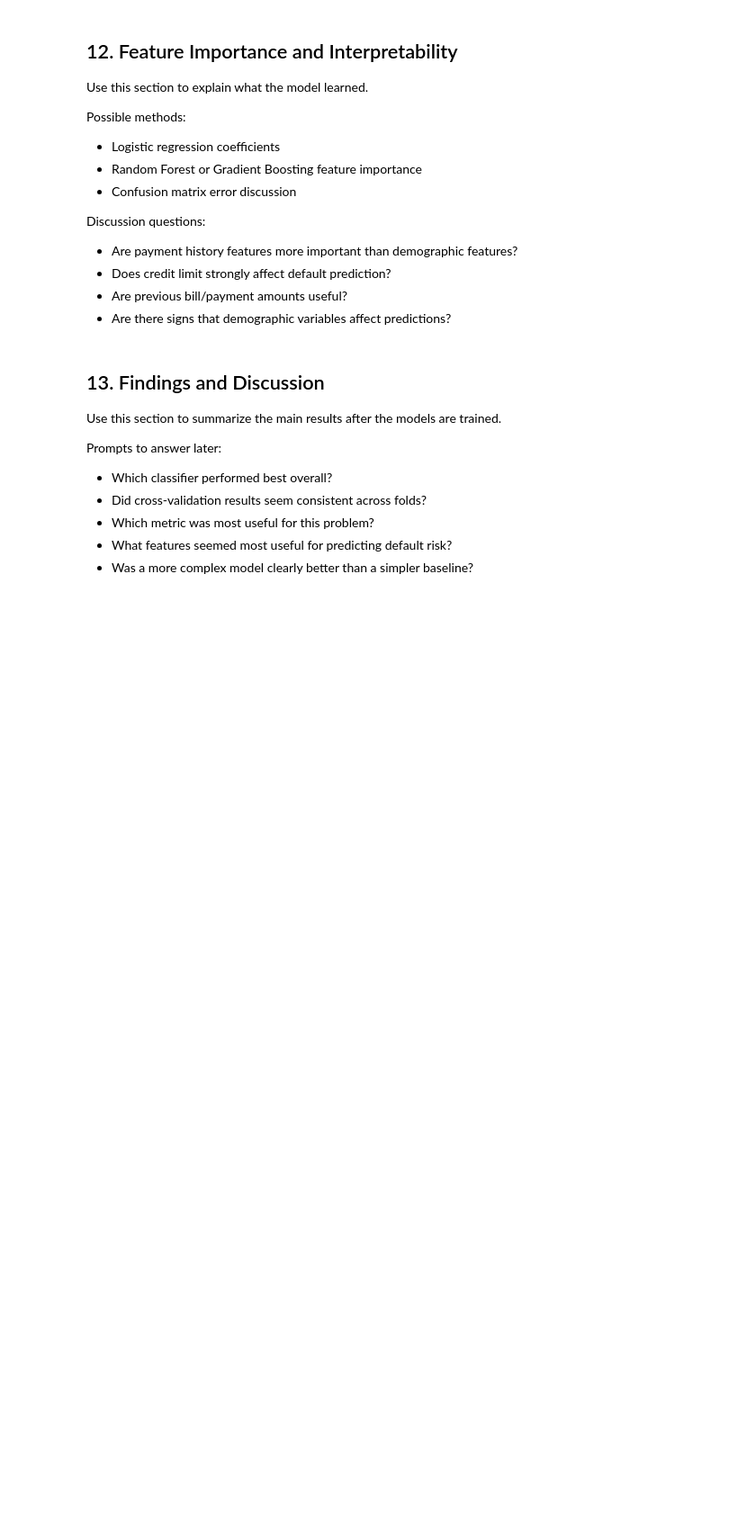
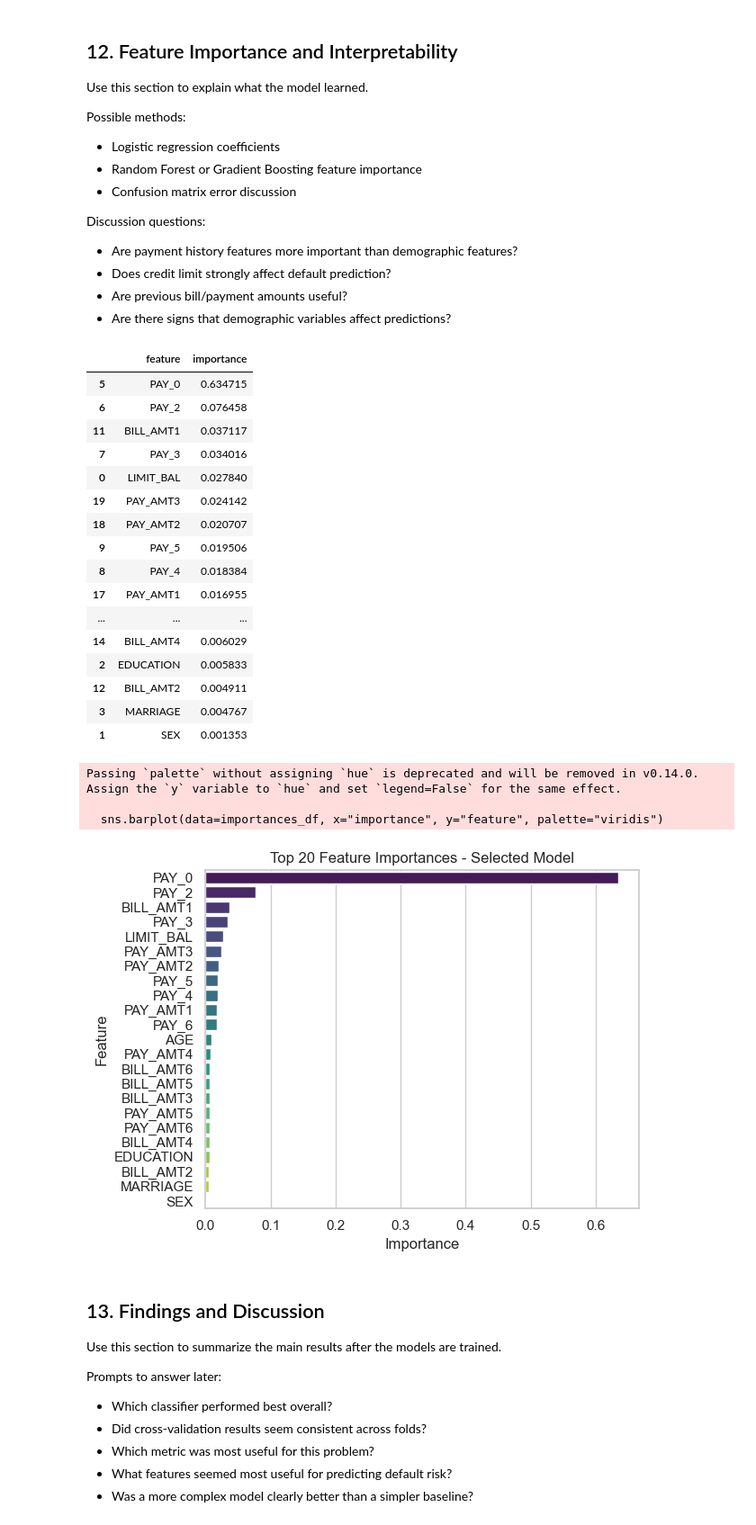
Before and after one commit to ryanadolph7/csci347_data_mining, a Jupyter notebook: CSCI347_Final_Project.ipynb, the cells around one changed output. Shown at 90% size. Cells and saved outputs as stored; diff of their text form; code cells hidden in the pictures; blank space fills up the shorter version.

```diff
--- a/CSCI347_Final_Project.ipynb
+++ b/CSCI347_Final_Project.ipynb
@@ -556,9 +599,44 @@ Discussion questions:
 # %%
 # TODO: Create feature importance or coefficient plot for the selected model.
 
 # Example placeholder for tree-based models:
-# importances = best_model.named_steps["model"].feature_importances_
+#importances = best_model.named_steps["model"].feature_importances_
+feature_names = best_model.feature_names_in_
+importances = best_model.feature_importances_
 # TODO: Match importances to processed feature names before plotting.
+importances_df = pd.DataFrame({
+    "feature": feature_names,
+    "importance": importances
+}).sort_values(by="importance", ascending=False)
+#display(importances_df)
+sns.barplot(data=importances_df, x="importance", y="feature", palette="viridis")
+plt.title("Top 20 Feature Importances - Selected Model")
+plt.xlabel("Importance")
+plt.ylabel("Feature")
+plt.tight_layout()
+plt.show()
+# %% [output]
+|  | feature | importance |
+| 5 | PAY_0 | 0.634715 |
+| 6 | PAY_2 | 0.076458 |
+| 11 | BILL_AMT1 | 0.037117 |
+| 7 | PAY_3 | 0.034016 |
+| 0 | LIMIT_BAL | 0.027840 |
+| 19 | PAY_AMT3 | 0.024142 |
+| 18 | PAY_AMT2 | 0.020707 |
+| 9 | PAY_5 | 0.019506 |
+| 8 | PAY_4 | 0.018384 |
+| 17 | PAY_AMT1 | 0.016955 |
+| ... | ... | ... |
+| 14 | BILL_AMT4 | 0.006029 |
+| 2 | EDUCATION | 0.005833 |
+| 12 | BILL_AMT2 | 0.004911 |
+| 3 | MARRIAGE | 0.004767 |
+| 1 | SEX | 0.001353 |
+Passing `palette` without assigning `hue` is deprecated and will be removed in v0.14.0. Assign the `y` variable to `hue` and set `legend=False` for the same effect.
+
+  sns.barplot(data=importances_df, x="importance", y="feature", palette="viridis")
+[figure, added]
 # %% [markdown]
 ## 13. Findings and Discussion
 
```
Also changed, not shown: parts of 8 cells of this notebook.
